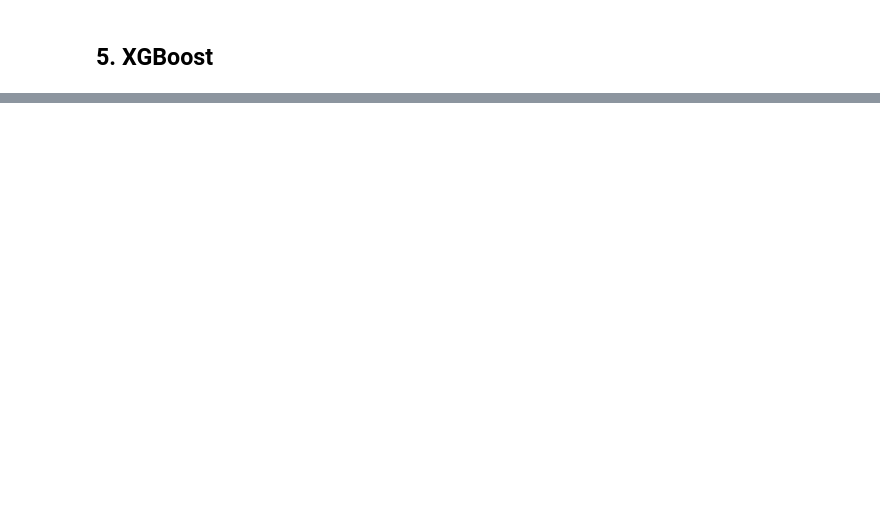
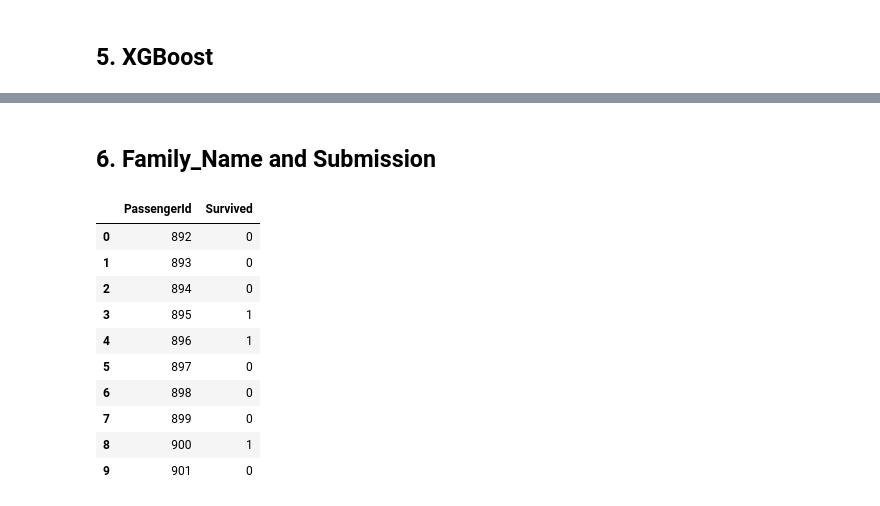
Before and after one commit to jbnam/Titanic-ML, a Jupyter notebook: Titanic_ML_JB.ipynb, the cells around one changed output, grey strips where cells are left out. Saved outputs shown, nothing was run; the diff lists cells and outputs as text; code cells hidden in the pictures; blank space fills up the shorter version.

```diff
--- a/Titanic_ML_JB.ipynb
+++ b/Titanic_ML_JB.ipynb
@@ -248,10 +249,10 @@ param_grid = {'randomforestclassifier__n_estimators':[200, 250, 300, 350, 400],\
 # %% [markdown]
 Let's try GridSearchCV to see if there can be better H-parameters.
 # %%
-#%%time
+%%time
 
-#grid = GridSearchCV(model, param_grid = param_grid, cv = 10,\
-#                    return_train_score=True, scoring='accuracy', verbose=1)
+grid = GridSearchCV(model, param_grid = param_grid, cv = 10,\
+                    return_train_score=True, scoring='accuracy', verbose=1)
 
-#grid.fit(X_train, y_train)
+grid.fit(X_train, y_train)
 # %% [output]
@@ -312,7 +330,12 @@ Pipeline(steps=[('randomforestclassifier',
 # %%
 predictions=model.predict(X_test_data)
 Submission = pd.DataFrame({'PassengerId':test_data['PassengerId'],'Survived':predictions})
-Submission.to_csv('Result_RF_01-08-2023.csv', index=False)
+
+for pid in test_family_data[(~test_family_data['Survived'].isna())]['PassengerId'].unique():
+    Submission.loc[Submission['PassengerId'] == pid, ['Survived']] =\
+    test_family_data.loc[test_family_data['PassengerId'] == pid, ['Survived']]
+
+Submission.to_csv('Result_RF_01-08-2023_ver_2.csv', index=False)
 display(Submission.head())
 # %% [output]
 |  | PassengerId | Survived |
@@ -414,6 +476,6 @@ param_grid = {
 model = XGBClassifier(tree_method='gpu_hist', gpu_id=0, predictor='gpu_predictor', enable_categorical=True)
 # %%
 cv = StratifiedKFold(n_splits=N, shuffle=True, random_state=0)
-grid = GridSearchCV(estimator=model, param_grid=param_grid, cv=cv, n_jobs=-1)
-grid.fit(X_train, y_train, eval_set=[(X_test, y_test)], verbose=0)
+#grid = GridSearchCV(estimator=model, param_grid=param_grid, cv=cv, n_jobs=-1)
+#grid.fit(X_train, y_train, eval_set=[(X_test, y_test)], verbose=0)
 # %%
@@ -502,6 +596,42 @@ test_probs_of_one.head()
+# %% [markdown]
+## 6. Family_Name and Submission
+# %%
+train_family_data = pd.read_csv("titanic_data/train_preprocessed_JB.csv")
+test_family_data = pd.read_csv("titanic_data/test_preprocessed_JB.csv")
+
+l_family_name = pd.unique(test_family_data[(test_family_data['Parch'] > 0)]['Family_Name'])
+num_parch = 2
+
+for name in l_family_name:
+    r = train_family_data[(train_family_data['Parch'] > num_parch) & (train_family_data['Family_Name'] == name)]['Survived'].mean()
+    if r > 0.5:
+        test_family_data.loc[(test_family_data['Family_Name'] == name) & (test_family_data['Parch'] > num_parch) &\
+                             ((test_family_data['Sex'] == 'female') | (test_family_data['Title_Master'] == 1)), ['Survived']] = 1
+    else:
+        test_family_data.loc[(test_family_data['Family_Name'] == name) & (test_family_data['Parch'] > num_parch) &\
+                             ((test_family_data['Sex'] == 'female') | (test_family_data['Title_Master'] == 1)), ['Survived']] = 0
+
+test_family_data = pd.DataFrame(data=test_family_data[['PassengerId', 'Survived']])
 # %%
 Submission_df = pd.DataFrame(columns=['PassengerId', 'Survived'])
 Submission_df['PassengerId'] = test_data['PassengerId']
 Submission_df['Survived'] = test_probs_of_one['pred'].values
-Submission_df.to_csv('Result_XGB_01-08-2023.csv', index=False)
+
+for pid in test_family_data[(~test_family_data['Survived'].isna())]['PassengerId'].unique():
+    Submission_df.loc[Submission_df['PassengerId'] == pid, ['Survived']] =\
+    test_family_data.loc[test_family_data['PassengerId'] == pid, ['Survived']]
+
+Submission_df.to_csv('Result_XGB_01-08-2023_ver_3.csv', index=False)
 Submission_df.head(10)
+# %% [output]
+|  | PassengerId | Survived |
+| 0 | 892 | 0 |
+| 1 | 893 | 0 |
+| 2 | 894 | 0 |
+| 3 | 895 | 1 |
+| 4 | 896 | 1 |
+| 5 | 897 | 0 |
+| 6 | 898 | 0 |
+| 7 | 899 | 0 |
+| 8 | 900 | 1 |
+| 9 | 901 | 0 |
```
Also changed, not shown: parts of 22 cells of this notebook, 4 other files.
